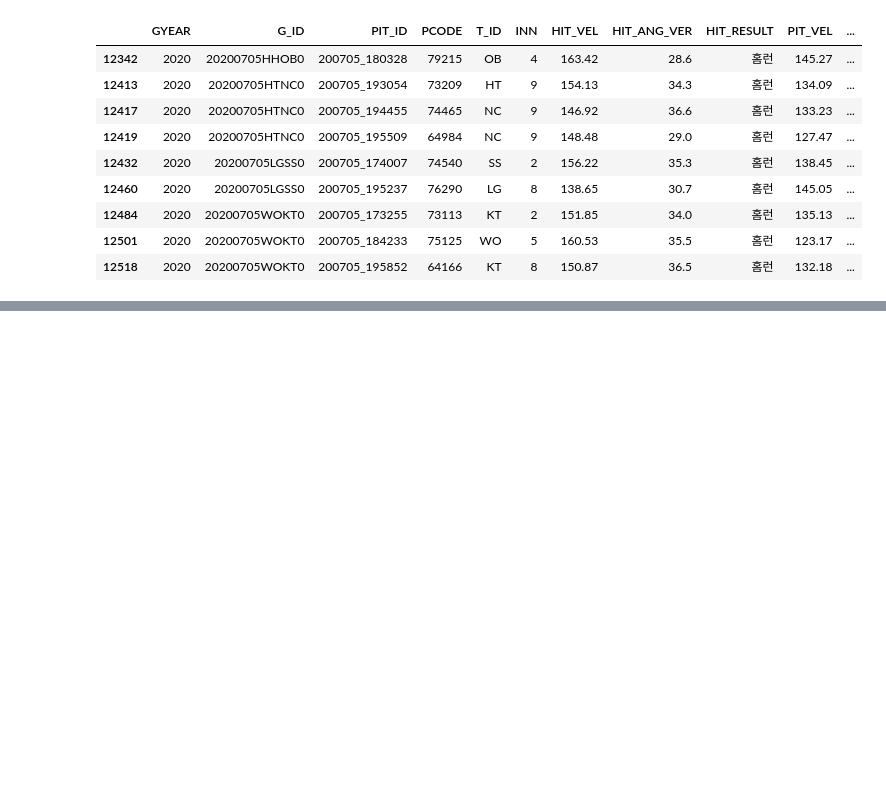
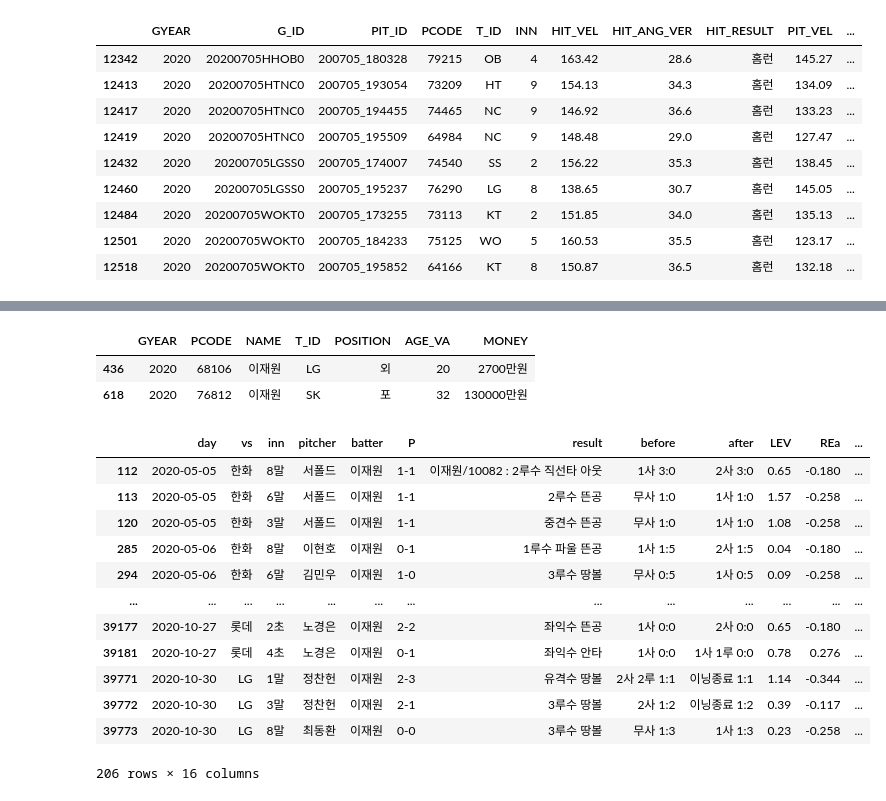
Before and after one commit to KimGriezmann/Bigcontest_2021, a Jupyter notebook: working_space_SeongGwan/데이터_병합_시도.ipynb, the cells around one changed output, grey strips where cells are left out. Drawn from its saved outputs; the diff is of its cells as text; code cells hidden in the pictures; blank space fills up the shorter version.

```diff
--- a/working_space_SeongGwan/데이터_병합_시도.ipynb
+++ b/working_space_SeongGwan/데이터_병합_시도.ipynb
@@ -189,0 +235,10 @@ tmp[tmp['DATE'] == 20200705]
+# %%
+tmp = tmp[tmp['NAME'].isin(same_name.index) == False]
+Player_dict = tmp[ ['PCODE', 'NAME'] ].set_index('NAME').T.to_dict('list')
+# %%
+Crawl_2020_new['P_CODE'] = Crawl_2020_new['batter'].apply(lambda x: 'same_name' if x in list(same_name.index) else x)
+# %%
+Crawl_2020_new = Crawl_2020_new.replace({'P_CODE' : Player_dict})
+# %%
+tmp2 = Crawl_2020_new[Crawl_2020_new['P_CODE'] == 'same_name']
+tmp2.batter.value_counts()
@@ -189,0 +260,22 @@ tmp[tmp['DATE'] == 20200705]
+# %%
+tmp[tmp['NAME'] == '이재원']
+# %% [output]
+|  | GYEAR | PCODE | NAME | T_ID | POSITION | AGE_VA | MONEY |
+| 436 | 2020 | 68106 | 이재원 | LG | 외 | 20 | 2700만원 |
+| 618 | 2020 | 76812 | 이재원 | SK | 포 | 32 | 130000만원 |
+# %%
+tmp2[tmp2.batter == '이재원']
+# %% [output]
+|  | day | vs | inn | pitcher | batter | P | result | before | after | LEV | REa | ... |
+| 112 | 2020-05-05 | 한화 | 8말 | 서폴드 | 이재원 | 1-1 | 이재원/10082 : 2루수 직선타 아웃 | 1사 3:0 | 2사 3:0 | 0.65 | -0.180 | ... |
+| 113 | 2020-05-05 | 한화 | 6말 | 서폴드 | 이재원 | 1-1 | 2루수 뜬공 | 무사 1:0 | 1사 1:0 | 1.57 | -0.258 | ... |
+| 120 | 2020-05-05 | 한화 | 3말 | 서폴드 | 이재원 | 1-1 | 중견수 뜬공 | 무사 1:0 | 1사 1:0 | 1.08 | -0.258 | ... |
+| 285 | 2020-05-06 | 한화 | 8말 | 이현호 | 이재원 | 0-1 | 1루수 파울 뜬공 | 1사 1:5 | 2사 1:5 | 0.04 | -0.180 | ... |
+| 294 | 2020-05-06 | 한화 | 6말 | 김민우 | 이재원 | 1-0 | 3루수 땅볼 | 무사 0:5 | 1사 0:5 | 0.09 | -0.258 | ... |
+| ... | ... | ... | ... | ... | ... | ... | ... | ... | ... | ... | ... | ... |
+| 39177 | 2020-10-27 | 롯데 | 2초 | 노경은 | 이재원 | 2-2 | 좌익수 뜬공 | 1사 0:0 | 2사 0:0 | 0.65 | -0.180 | ... |
+| 39181 | 2020-10-27 | 롯데 | 4초 | 노경은 | 이재원 | 0-1 | 좌익수 안타 | 1사 0:0 | 1사 1루 0:0 | 0.78 | 0.276 | ... |
+| 39771 | 2020-10-30 | LG | 1말 | 정찬헌 | 이재원 | 2-3 | 유격수 땅볼 | 2사 2루 1:1 | 이닝종료 1:1 | 1.14 | -0.344 | ... |
+| 39772 | 2020-10-30 | LG | 3말 | 정찬헌 | 이재원 | 2-1 | 3루수 땅볼 | 2사 1:2 | 이닝종료 1:2 | 0.39 | -0.117 | ... |
+| 39773 | 2020-10-30 | LG | 8말 | 최동환 | 이재원 | 0-0 | 3루수 땅볼 | 무사 1:3 | 1사 1:3 | 0.23 | -0.258 | ... |
+206 rows × 16 columns
```
Also changed, not shown: parts of 7 cells of this notebook.
